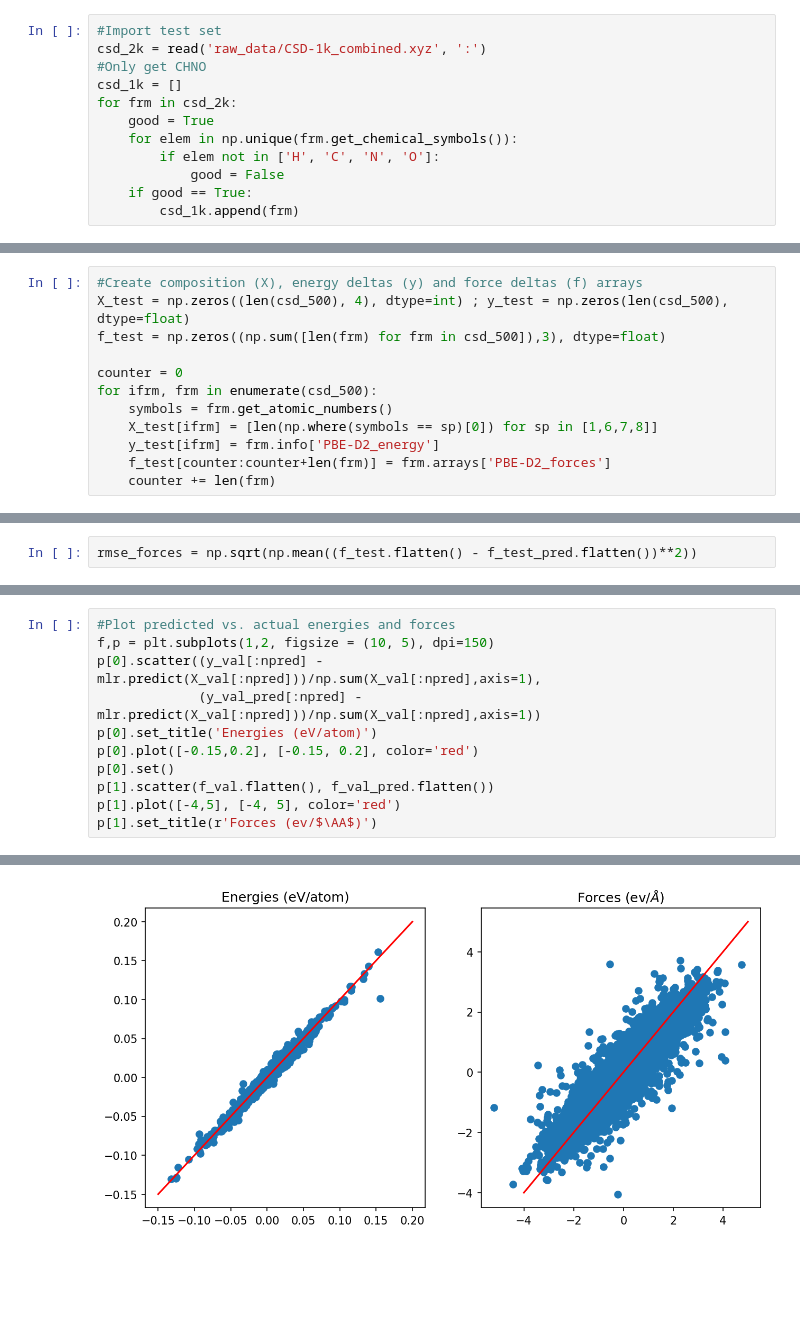
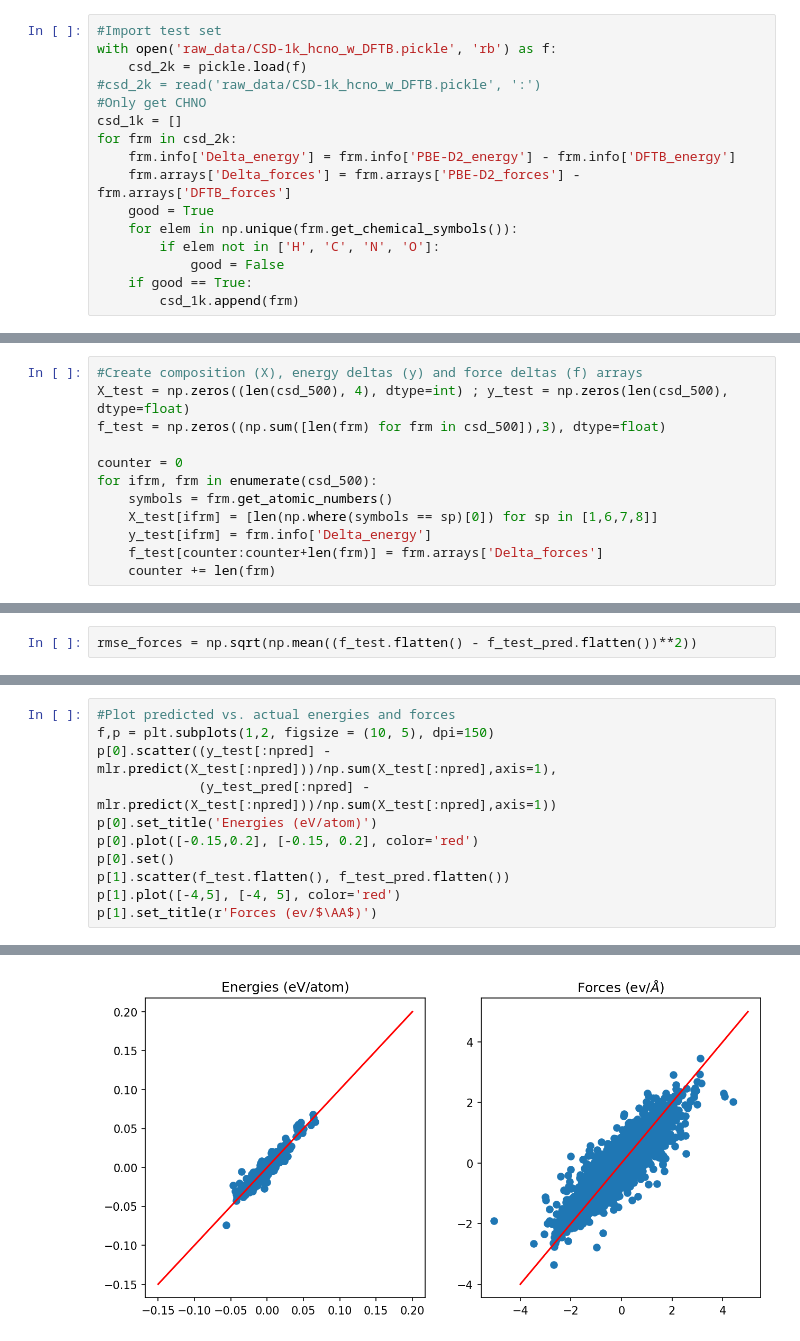
Before and after one commit to victorprincipe/genpot, a Jupyter notebook: delta_general.ipynb, the cells around one changed output, grey strips where cells are left out. Cells and saved outputs as stored; diff of their text form; blank space fills up the shorter version.

```diff
--- a/delta_general.ipynb
+++ b/delta_general.ipynb
@@ -1241,10 +1241,14 @@ Seems like the best parameters to use might be an energy regulariser of **0.0464
 # Test model on CSD-500 set
 # %%
 #Import test set
-csd_2k = read('raw_data/CSD-1k_combined.xyz', ':')
+with open('raw_data/CSD-1k_hcno_w_DFTB.pickle', 'rb') as f:
+    csd_2k = pickle.load(f)
+#csd_2k = read('raw_data/CSD-1k_hcno_w_DFTB.pickle', ':')
 #Only get CHNO
 csd_1k = []
 for frm in csd_2k:
+    frm.info['Delta_energy'] = frm.info['PBE-D2_energy'] - frm.info['DFTB_energy']
+    frm.arrays['Delta_forces'] = frm.arrays['PBE-D2_forces'] - frm.arrays['DFTB_forces']
     good = True
     for elem in np.unique(frm.get_chemical_symbols()):
         if elem not in ['H', 'C', 'N', 'O']:
@@ -1268,8 +1270,8 @@ counter = 0
 for ifrm, frm in enumerate(csd_500):
     symbols = frm.get_atomic_numbers()
     X_test[ifrm] = [len(np.where(symbols == sp)[0]) for sp in [1,6,7,8]]
-    y_test[ifrm] = frm.info['PBE-D2_energy']
-    f_test[counter:counter+len(frm)] = frm.arrays['PBE-D2_forces']
+    y_test[ifrm] = frm.info['Delta_energy']
+    f_test[counter:counter+len(frm)] = frm.arrays['Delta_forces']
     counter += len(frm)
 # %%
 #Create model using optimal regularisers
@@ -1319,14 +1321,14 @@ RMSE forces: 0.958299 eV/angstrom
 # %%
 #Plot predicted vs. actual energies and forces
 f,p = plt.subplots(1,2, figsize = (10, 5), dpi=150)
-p[0].scatter((y_val[:npred] - mlr.predict(X_val[:npred]))/np.sum(X_val[:npred],axis=1),
-             (y_val_pred[:npred] - mlr.predict(X_val[:npred]))/np.sum(X_val[:npred],axis=1))
+p[0].scatter((y_test[:npred] - mlr.predict(X_test[:npred]))/np.sum(X_test[:npred],axis=1),
+             (y_test_pred[:npred] - mlr.predict(X_test[:npred]))/np.sum(X_test[:npred],axis=1))
 p[0].set_title('Energies (eV/atom)')
 p[0].plot([-0.15,0.2], [-0.15, 0.2], color='red')
 p[0].set()
-p[1].scatter(f_val.flatten(), f_val_pred.flatten())
+p[1].scatter(f_test.flatten(), f_test_pred.flatten())
 p[1].plot([-4,5], [-4, 5], color='red')
 p[1].set_title(r'Forces (ev/$\AA$)')
 # %% [output]
 Text(0.5, 1.0, 'Forces (ev/$\\AA$)')
-[figure, old version]
+[figure, new version]
```
Also changed, not shown: parts of 31 cells of this notebook.
